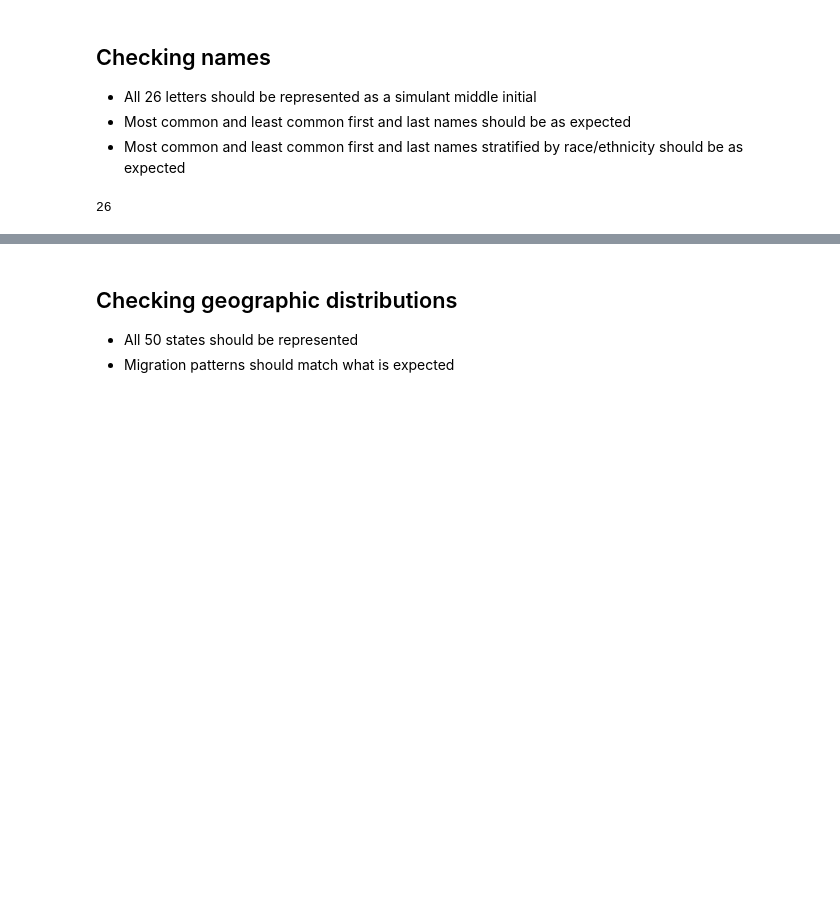
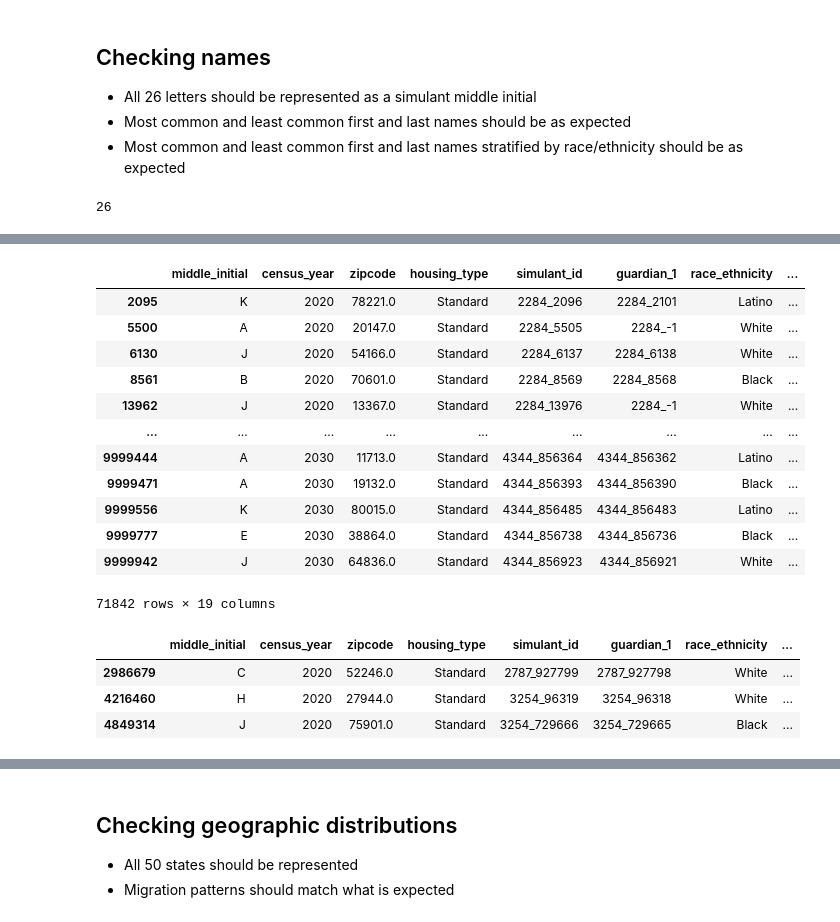
Before and after one commit to ihmeuw/vivarium_research_prl, a Jupyter notebook: model_validation/2023_03_23a_census_observer_03_06_16_21_11.ipynb, the cells around one changed output, grey strips where cells are left out. Saved outputs shown, nothing was run; the diff lists cells and outputs as text; code cells hidden in the pictures; blank space fills up the shorter version.

```diff
--- a/model_validation/2023_03_23a_census_observer_03_06_16_21_11.ipynb
+++ b/model_validation/2023_03_23a_census_observer_03_06_16_21_11.ipynb
@@ -178,0 +200,26 @@ df_refs.age.min()
+# %%
+df_baby_refs = df_refs[df_refs.age < 18]
+df_baby_refs
+# %% [output]
+|  | middle_initial | census_year | zipcode | housing_type | simulant_id | guardian_1 | race_ethnicity | ... |
+| 2095 | K | 2020 | 78221.0 | Standard | 2284_2096 | 2284_2101 | Latino | ... |
+| 5500 | A | 2020 | 20147.0 | Standard | 2284_5505 | 2284_-1 | White | ... |
+| 6130 | J | 2020 | 54166.0 | Standard | 2284_6137 | 2284_6138 | White | ... |
+| 8561 | B | 2020 | 70601.0 | Standard | 2284_8569 | 2284_8568 | Black | ... |
+| 13962 | J | 2020 | 13367.0 | Standard | 2284_13976 | 2284_-1 | White | ... |
+| ... | ... | ... | ... | ... | ... | ... | ... | ... |
+| 9999444 | A | 2030 | 11713.0 | Standard | 4344_856364 | 4344_856362 | Latino | ... |
+| 9999471 | A | 2030 | 19132.0 | Standard | 4344_856393 | 4344_856390 | Black | ... |
+| 9999556 | K | 2030 | 80015.0 | Standard | 4344_856485 | 4344_856483 | Latino | ... |
+| 9999777 | E | 2030 | 38864.0 | Standard | 4344_856738 | 4344_856736 | Black | ... |
+| 9999942 | J | 2030 | 64836.0 | Standard | 4344_856923 | 4344_856921 | White | ... |
+71842 rows × 19 columns
+# %%
+# df_baby_refs.age.hist()
+df_baby_refs.age.idxmin()
+df_baby_refs[df_baby_refs.age==df_baby_refs.age.min()]
+# %% [output]
+|  | middle_initial | census_year | zipcode | housing_type | simulant_id | guardian_1 | race_ethnicity | ... |
+| 2986679 | C | 2020 | 52246.0 | Standard | 2787_927799 | 2787_927798 | White | ... |
+| 4216460 | H | 2020 | 27944.0 | Standard | 3254_96319 | 3254_96318 | White | ... |
+| 4849314 | J | 2020 | 75901.0 | Standard | 3254_729666 | 3254_729665 | Black | ... |
```
Also changed, not shown: parts of 24 cells of this notebook, 4 other files.
